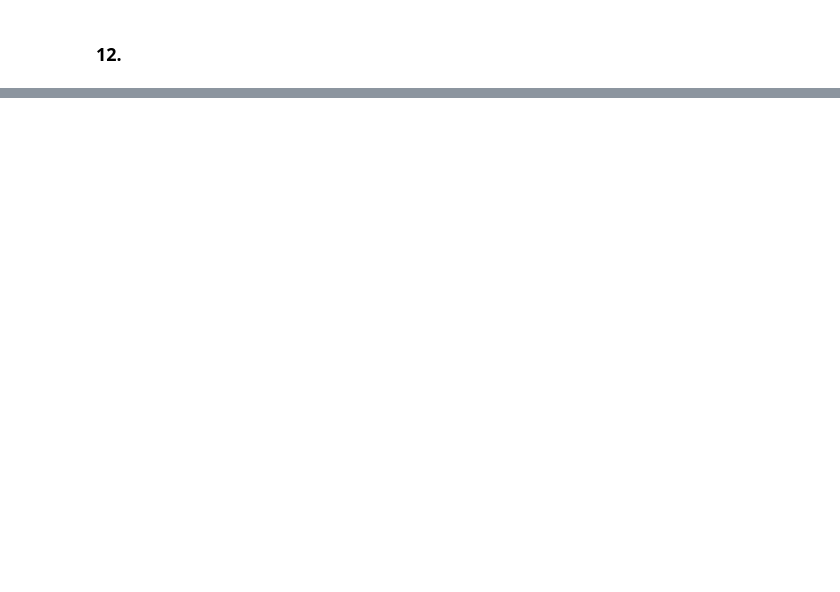
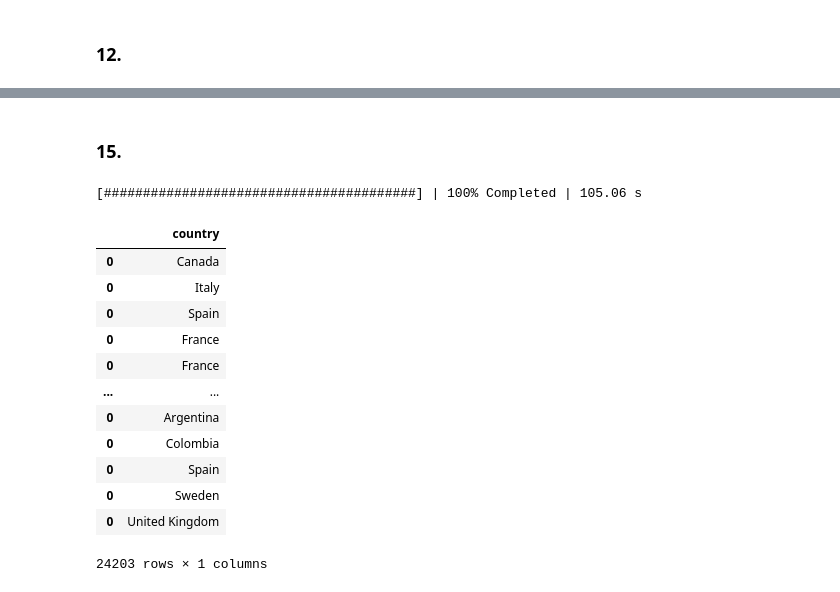
Before and after one commit to HosseinMohammadi00427/Analysis-Project, a Jupyter notebook: Project.ipynb, the cells around one changed output, grey strips where cells are left out. Cells and saved outputs as stored; diff of their text form; code cells hidden in the pictures; blank space fills up the shorter version.

```diff
--- a/Project.ipynb
+++ b/Project.ipynb
@@ -534,0 +661,32 @@ df.groupby(['match_id','set_id'])
+# %% [markdown]
+### 15.
+# %%
+venue_country_addresses = render_addresses('match', date_arr = dates_tuple, kind='venue')
+home_addresses = render_addresses('match', date_arr = dates_tuple, kind='home_team')
+away_addresses = render_addresses('match', date_arr = dates_tuple, kind='away_team')
+
+venue_country_df = dd.read_parquet(tournament_addresses, columns=['country'])
+home_country_df = dd.read_parquet(home_addresses, columns=['country'])
+away_country_df = dd.read_parquet(away_addresses, columns=['country'])
+# %%
+# Extracting the results into csv for faster manipulation with pandas.
+with ProgressBar():
+    result = away_country_df.compute()
+# %% [output]
+[########################################] | 100% Completed | 105.06 s
+# %%
+result
+# %% [output]
+|  | country |
+| 0 | Canada |
+| 0 | Italy |
+| 0 | Spain |
+| 0 | France |
+| 0 | France |
+| ... | ... |
+| 0 | Argentina |
+| 0 | Colombia |
+| 0 | Spain |
+| 0 | Sweden |
+| 0 | United Kingdom |
+24203 rows × 1 columns
```
Also changed, not shown: parts of 23 cells of this notebook.
